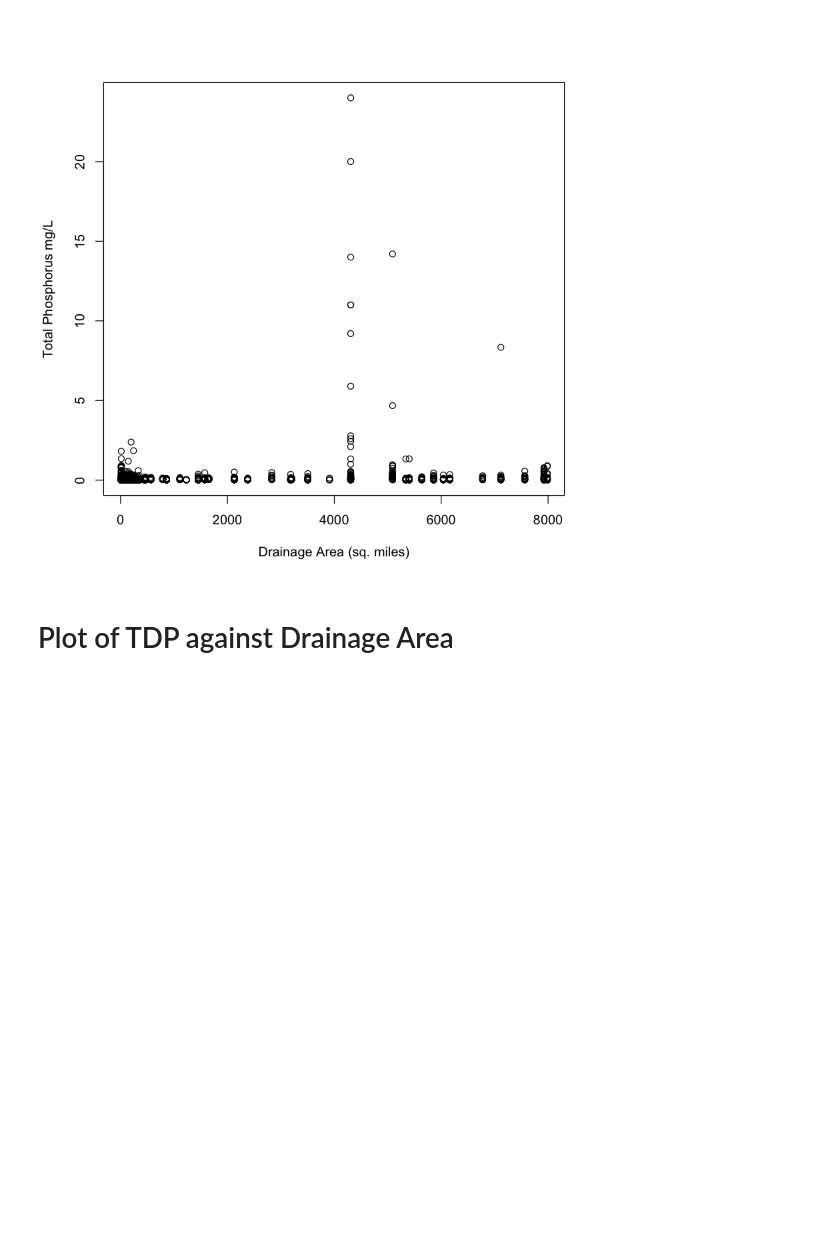
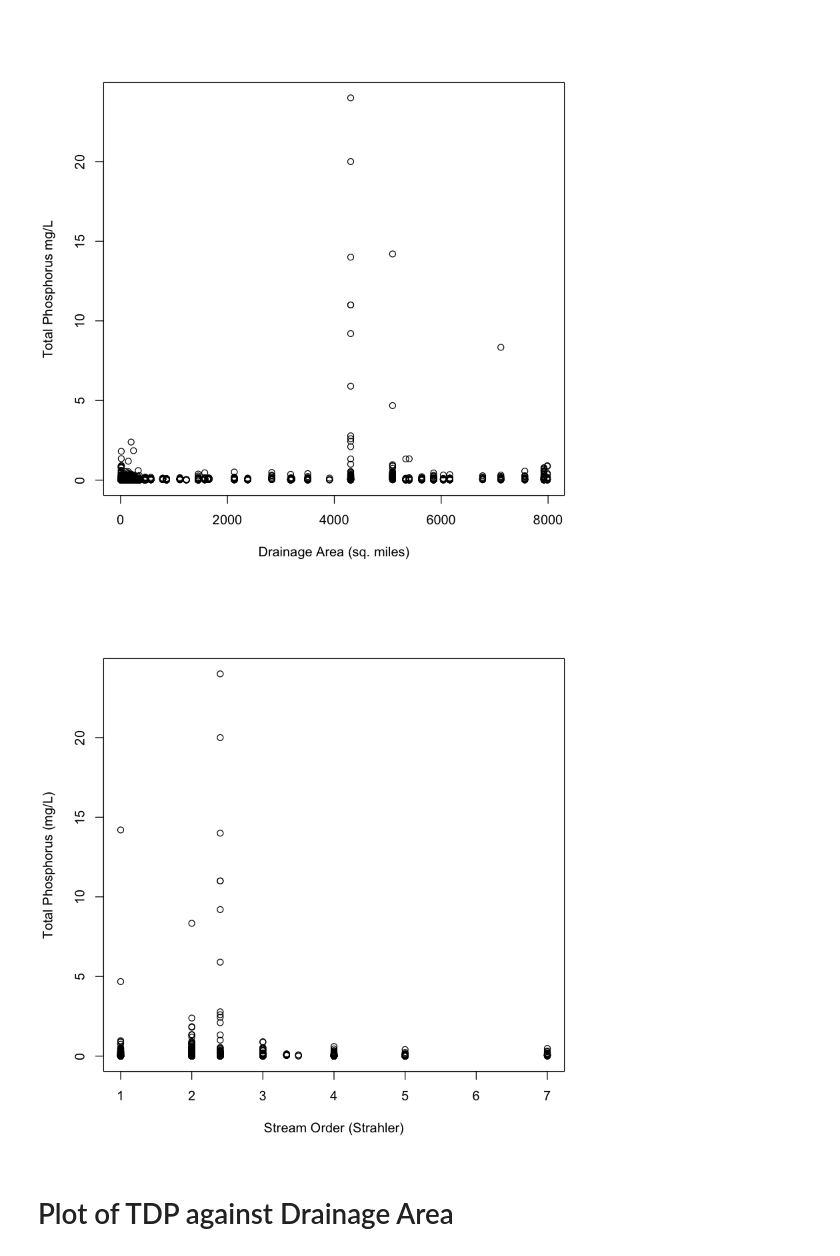
Before and after one commit to erinlarson/DDESSS_Stream_Dream_Team, a Jupyter notebook: Streams_Prelim_Plots.ipynb, the cells around one changed output. Saved outputs shown, nothing was run; the diff lists cells and outputs as text; code cells hidden in the pictures; blank space fills up the shorter version.

```diff
--- a/Streams_Prelim_Plots.ipynb
+++ b/Streams_Prelim_Plots.ipynb
@@ -3,2 +7,4 @@ setwd("/Users/erinlarson/Dropbox/Documents/GIT/DDESSS_Stream_Dream_Team")
 # %%
 landuse.p = read.csv("avg_landuse_to_P_join.csv")
+# %%
+TPvsSO = read.csv("Lat_Long_P_LandUse_StreamOrder.csv")
@@ -53,6 +96,11 @@ total.P.plot
 # %% [output]
 NULL
 [figure]
+# %%
+TPvSO<-plot(ResultMeasure2~STRAHLER2,data=subset(TPvsSO,ResultSampleFractionText=="Total"),
+            type="p",xlab="Stream Order (Strahler)",ylab="Total Phosphorus (mg/L)")
+# %% [output]
+[figure, added]
 # %% [markdown]
 # Plot of TDP against Drainage Area
 # %%
```
Also changed, not shown: parts of 8 cells of this notebook.
